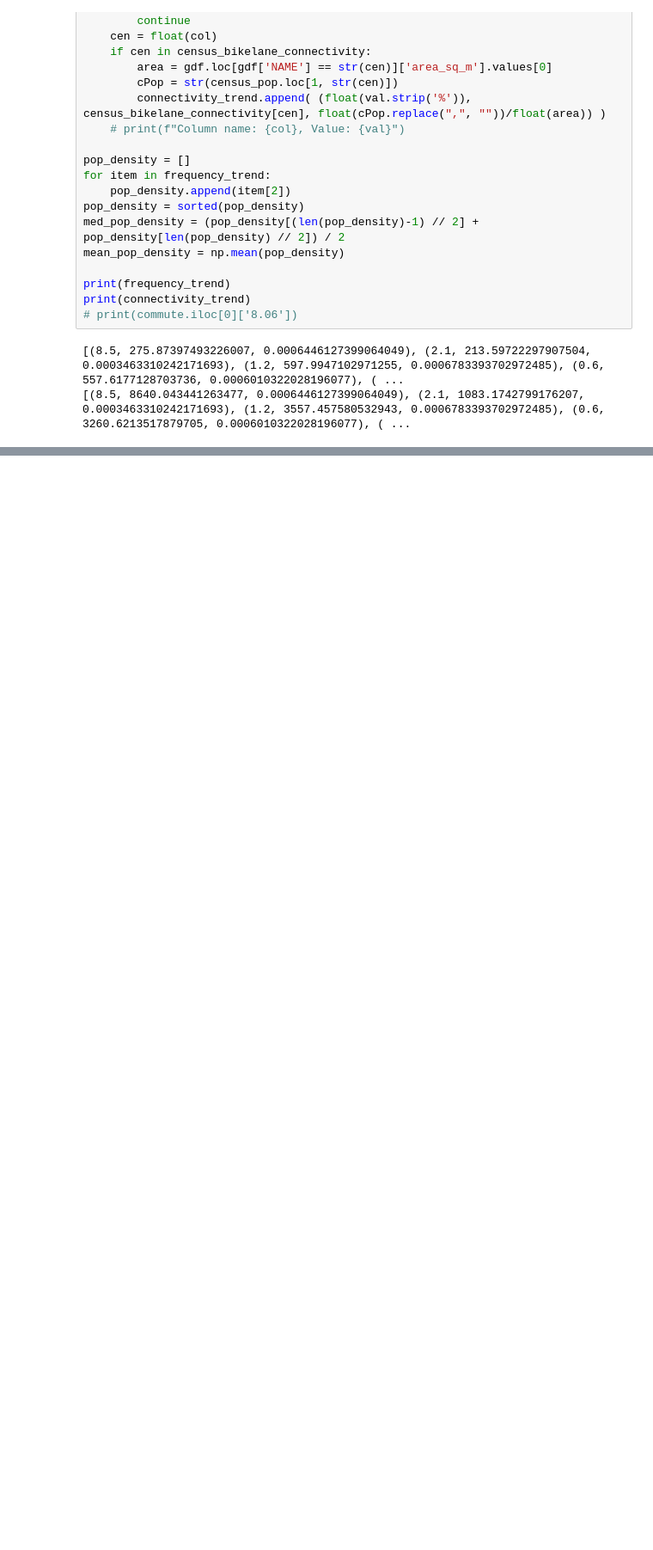
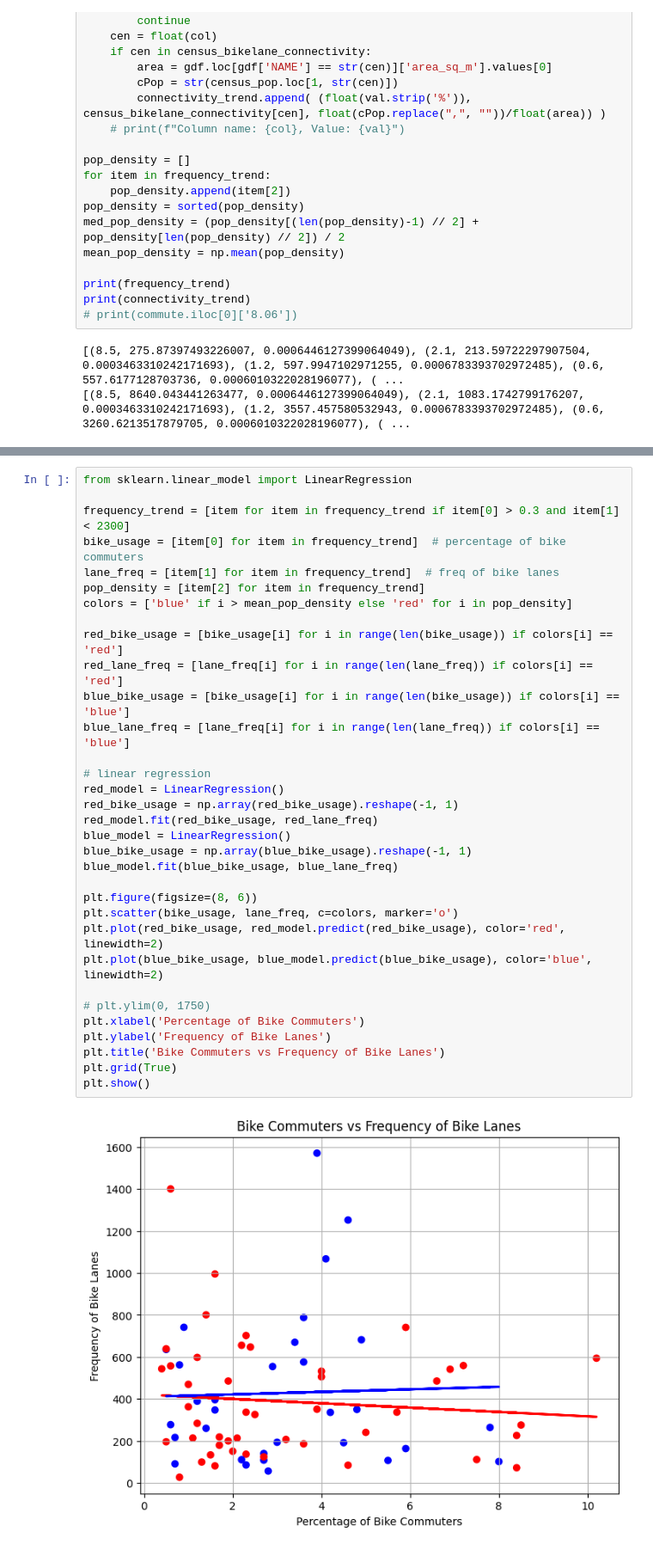
Before and after one commit to BU-CS210A-S23/ds-livable-streets-infra, a Jupyter notebook: sp24-team-c/deliverables/bikelane applied/mid-sem-report.ipynb, the cells around one changed output, grey strips where cells are left out. Shown at 86% size. Cells and saved outputs as stored; diff of their text form; blank space fills up the shorter version.

```diff
--- a/sp24-team-c/deliverables/bikelane applied/mid-sem-report.ipynb
+++ b/sp24-team-c/deliverables/bikelane applied/mid-sem-report.ipynb
@@ -317,0 +325,35 @@ plt.show()
+# %%
+from sklearn.linear_model import LinearRegression
+
+frequency_trend = [item for item in frequency_trend if item[0] > 0.3 and item[1] < 2300]
+bike_usage = [item[0] for item in frequency_trend]  # percentage of bike commuters
+lane_freq = [item[1] for item in frequency_trend]  # freq of bike lanes
+pop_density = [item[2] for item in frequency_trend]
+colors = ['blue' if i > mean_pop_density else 'red' for i in pop_density]
+
+red_bike_usage = [bike_usage[i] for i in range(len(bike_usage)) if colors[i] == 'red']
+red_lane_freq = [lane_freq[i] for i in range(len(lane_freq)) if colors[i] == 'red']
+blue_bike_usage = [bike_usage[i] for i in range(len(bike_usage)) if colors[i] == 'blue']
+blue_lane_freq = [lane_freq[i] for i in range(len(lane_freq)) if colors[i] == 'blue']
+
+# linear regression
+red_model = LinearRegression()
+red_bike_usage = np.array(red_bike_usage).reshape(-1, 1)
+red_model.fit(red_bike_usage, red_lane_freq)
+blue_model = LinearRegression()
+blue_bike_usage = np.array(blue_bike_usage).reshape(-1, 1)
+blue_model.fit(blue_bike_usage, blue_lane_freq)
+
+plt.figure(figsize=(8, 6))
+plt.scatter(bike_usage, lane_freq, c=colors, marker='o')
+plt.plot(red_bike_usage, red_model.predict(red_bike_usage), color='red', linewidth=2)
+plt.plot(blue_bike_usage, blue_model.predict(blue_bike_usage), color='blue', linewidth=2)
+
+# plt.ylim(0, 1750)
+plt.xlabel('Percentage of Bike Commuters')
+plt.ylabel('Frequency of Bike Lanes')
+plt.title('Bike Commuters vs Frequency of Bike Lanes')
+plt.grid(True)
+plt.show()
+# %% [output]
+[figure, added]
```
Also changed, not shown: parts of 31 cells of this notebook.
